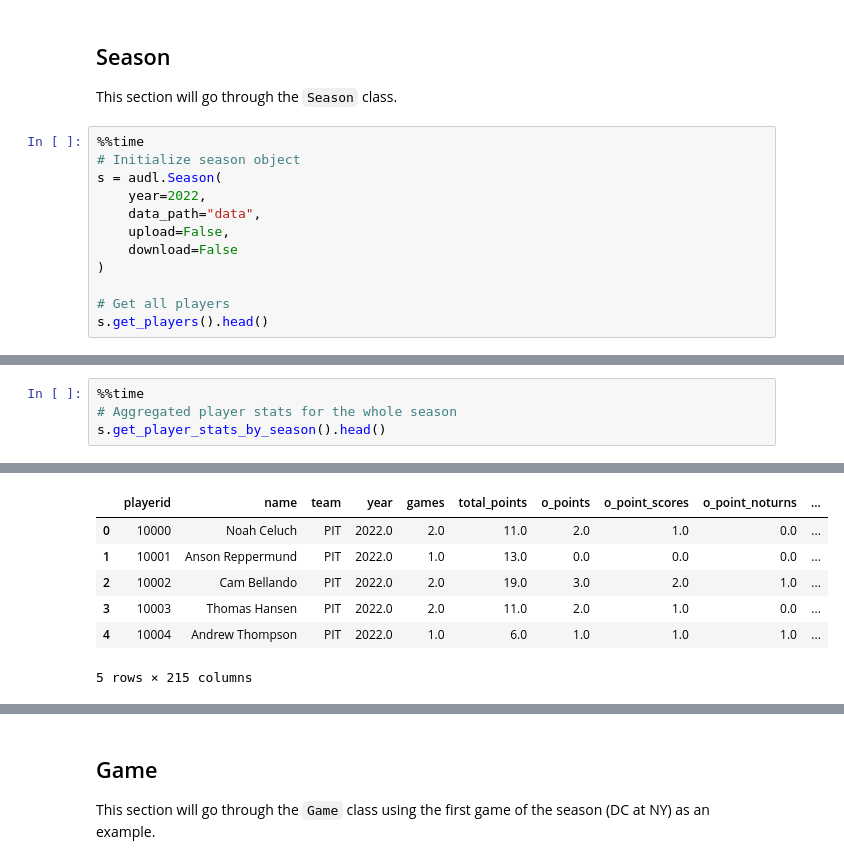
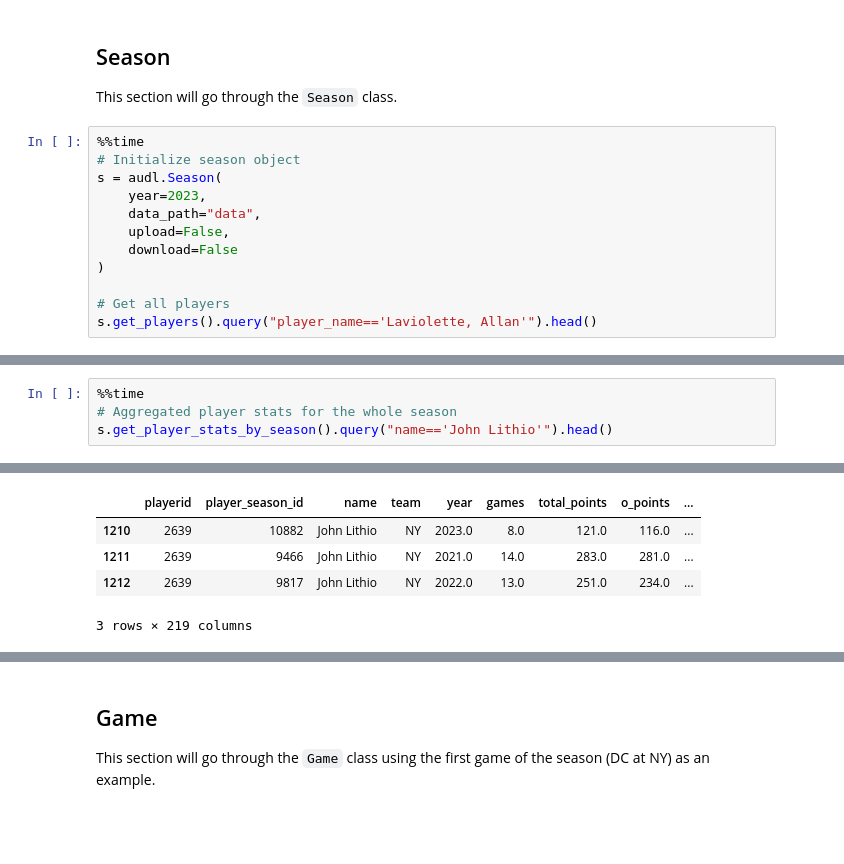
Before and after one commit to JohnLithio/AUDL-Advanced-Stats, a Jupyter notebook: Example.ipynb, the cells around one changed output, grey strips where cells are left out. Drawn from its saved outputs; the diff is of its cells as text; blank space fills up the shorter version.

```diff
--- a/Example.ipynb
+++ b/Example.ipynb
@@ -14,12 +31,12 @@ This section will go through the `Season` class.
 %%time
 # Initialize season object
 s = audl.Season(
-    year=2022,
+    year=2023,
     data_path="data",
     upload=False,
     download=False
 )
 
 # Get all players
-s.get_players().head()
+s.get_players().query("player_name=='Laviolette, Allan'").head()
 # %% [output]
@@ -108,5 +239,5 @@ Wall time: 7.55 ms
 # %%
 %%time
 # Aggregated player stats for the whole season
-s.get_player_stats_by_season().head()
+s.get_player_stats_by_season().query("name=='John Lithio'").head()
 # %% [output]
@@ -115,7 +246,5 @@ Wall time: 8.13 ms
-|  | playerid | name | team | year | games | total_points | o_points | o_point_scores | o_point_noturns | ... |
-| 0 | 10000 | Noah Celuch | PIT | 2022.0 | 2.0 | 11.0 | 2.0 | 1.0 | 0.0 | ... |
-| 1 | 10001 | Anson Reppermund | PIT | 2022.0 | 1.0 | 13.0 | 0.0 | 0.0 | 0.0 | ... |
-| 2 | 10002 | Cam Bellando | PIT | 2022.0 | 2.0 | 19.0 | 3.0 | 2.0 | 1.0 | ... |
-| 3 | 10003 | Thomas Hansen | PIT | 2022.0 | 2.0 | 11.0 | 2.0 | 1.0 | 0.0 | ... |
-| 4 | 10004 | Andrew Thompson | PIT | 2022.0 | 1.0 | 6.0 | 1.0 | 1.0 | 1.0 | ... |
+|  | playerid | player_season_id | name | team | year | games | total_points | o_points | ... |
+| 1210 | 2639 | 10882 | John Lithio | NY | 2023.0 | 8.0 | 121.0 | 116.0 | ... |
+| 1211 | 2639 | 9466 | John Lithio | NY | 2021.0 | 14.0 | 283.0 | 281.0 | ... |
+| 1212 | 2639 | 9817 | John Lithio | NY | 2022.0 | 13.0 | 251.0 | 234.0 | ... |
-5 rows × 215 columns
+3 rows × 219 columns
```
Also changed, not shown: parts of 23 cells of this notebook.
